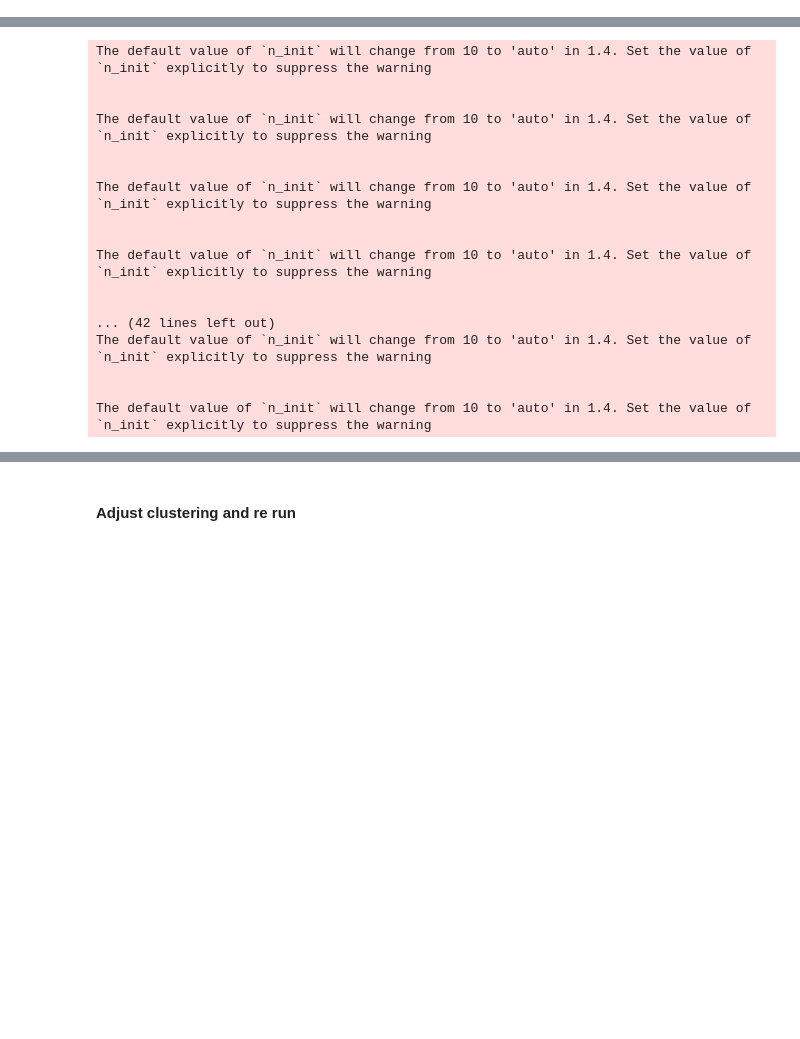
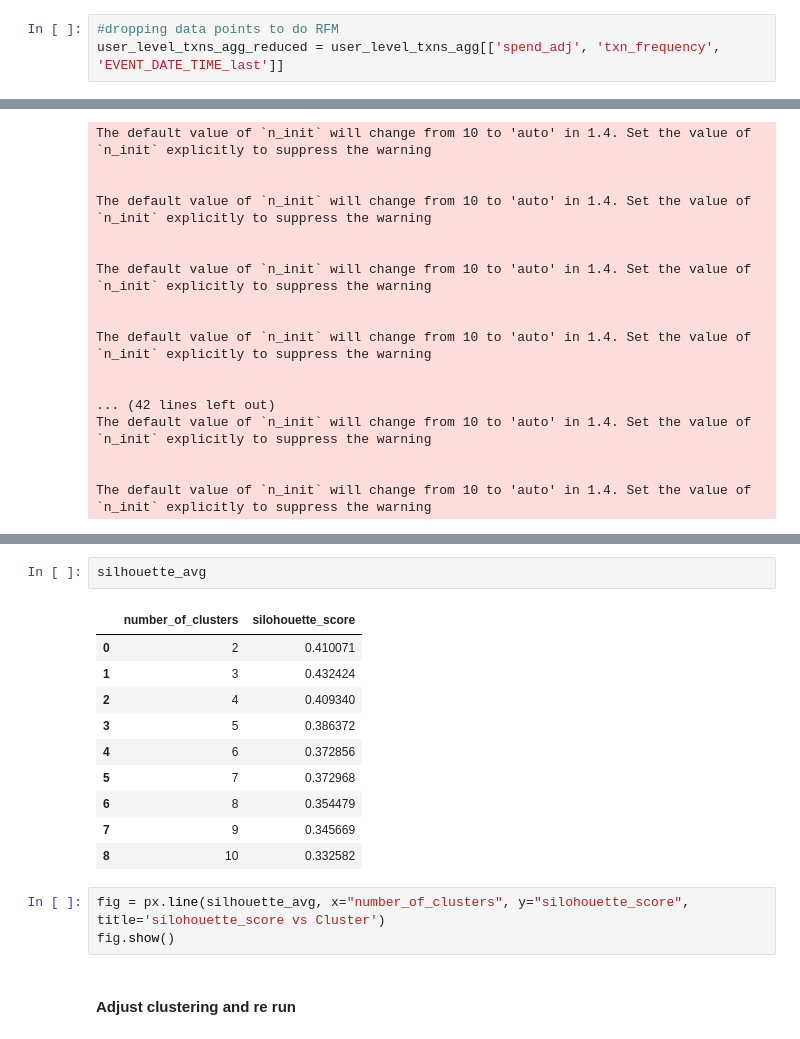
Before and after one commit to piukhq/snowdrops, a Jupyter notebook: eoy-analysis.ipynb, the cells around one changed output, grey strips where cells are left out. Drawn from its saved outputs; the diff is of its cells as text; blank space fills up the shorter version.

```diff
--- a/eoy-analysis.ipynb
+++ b/eoy-analysis.ipynb
@@ -165,0 +160,3 @@ px.scatter(user_level_txns_agg['SPEND_AMOUNT_sum'])
+# %%
+#dropping data points to do RFM
+user_level_txns_agg_reduced = user_level_txns_agg[['spend_adj', 'txn_frequency', 'EVENT_DATE_TIME_last']]
@@ -250,3 +318,19 @@ The default value of `n_init` will change from 10 to 'auto' in 1.4. Set the valu
+# %%
+silhouette_avg
+# %% [output]
+|  | number_of_clusters | silohouette_score |
+| 0 | 2 | 0.410071 |
+| 1 | 3 | 0.432424 |
+| 2 | 4 | 0.409340 |
+| 3 | 5 | 0.386372 |
+| 4 | 6 | 0.372856 |
+| 5 | 7 | 0.372968 |
+| 6 | 8 | 0.354479 |
+| 7 | 9 | 0.345669 |
+| 8 | 10 | 0.332582 |
+# %%
+fig = px.line(silhouette_avg, x="number_of_clusters", y="silohouette_score", title='silohouette_score vs Cluster')
+fig.show()
 # %% [markdown]
 #### Adjust clustering and re run
 # %%
```
Also changed, not shown: parts of 24 cells of this notebook, 1 other file.
